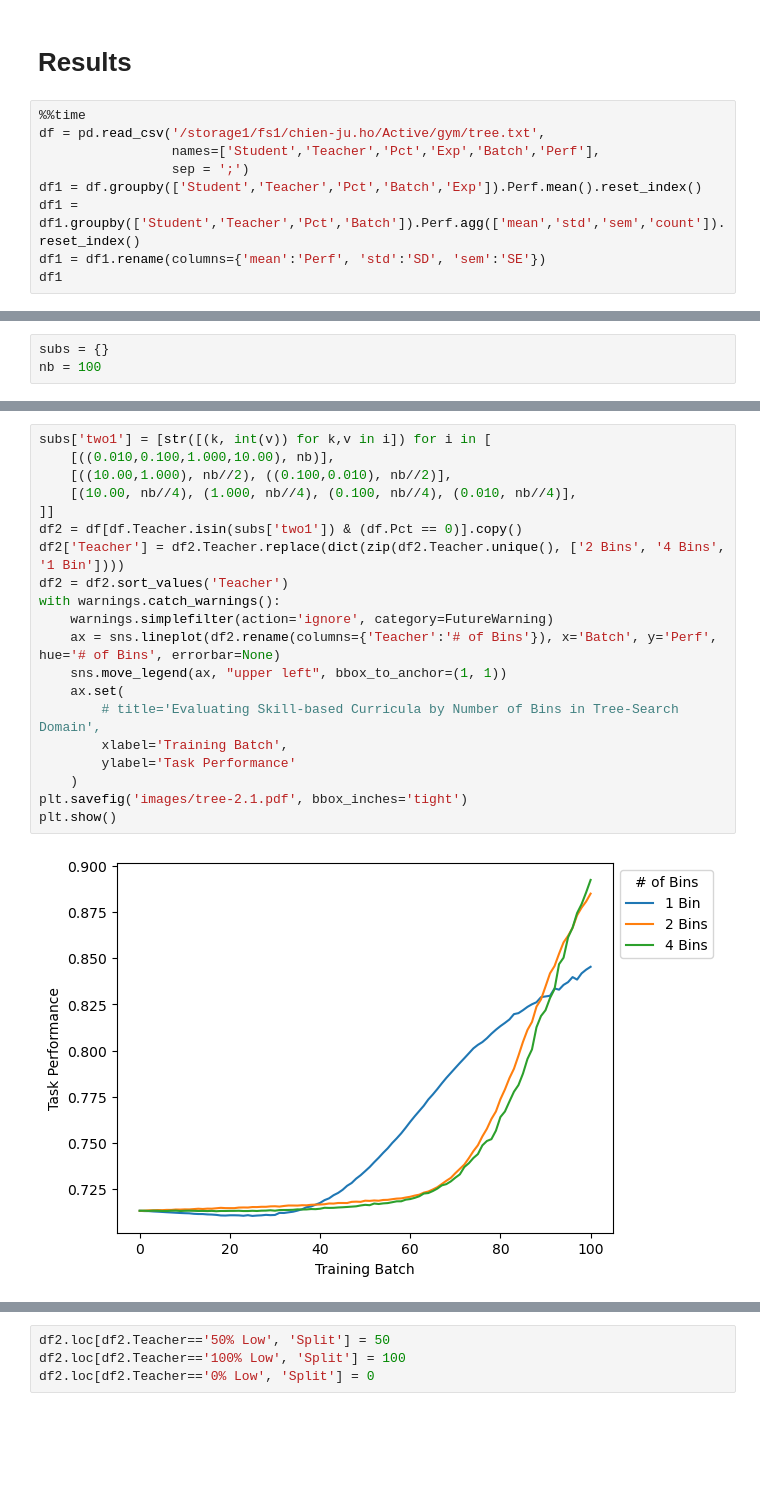
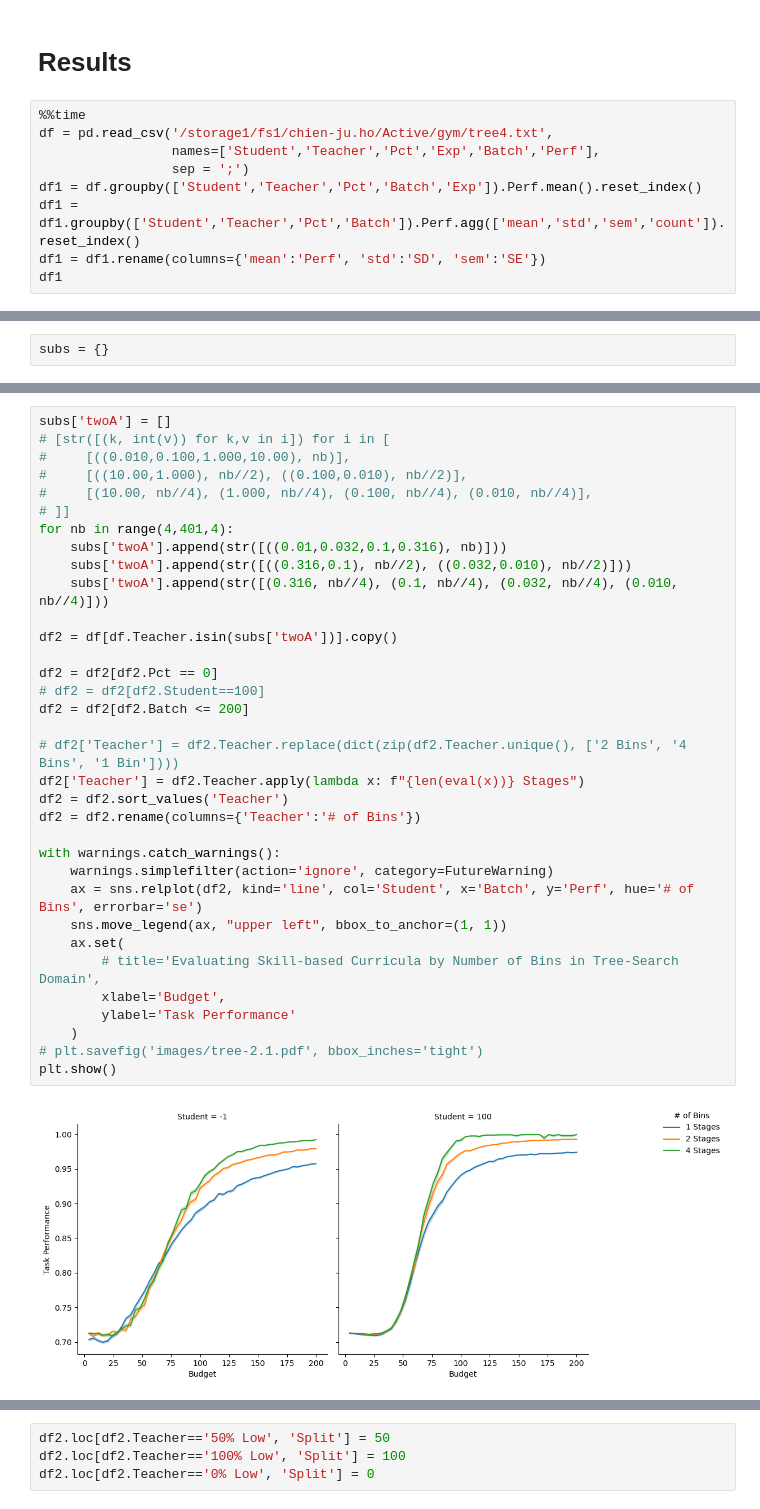
Before and after one commit to saumikn/gymnasium-test, a Jupyter notebook: tree.ipynb, the cells around one changed output, grey strips where cells are left out. Cells and saved outputs as stored; diff of their text form; blank space fills up the shorter version.

Commit message:
new budget code for part 2

```diff
--- a/tree.ipynb
+++ b/tree.ipynb
@@ -539,7 +253,7 @@ Wall time: 9min 28s
 # Results
 # %%
 %%time
-df = pd.read_csv('/storage1/fs1/chien-ju.ho/Active/gym/tree.txt',
+df = pd.read_csv('/storage1/fs1/chien-ju.ho/Active/gym/tree4.txt',
                  names=['Student','Teacher','Pct','Exp','Batch','Perf'],
                  sep = ';')
 df1 = df.groupby(['Student','Teacher','Pct','Batch','Exp']).Perf.mean().reset_index()
@@ -565,4 +279,3 @@ Wall time: 2.63 s
 # %%
 subs = {}
-nb = 100
 # %%
@@ -596,23 +311,37 @@ plt.show()
 # %%
-subs['two1'] = [str([(k, int(v)) for k,v in i]) for i in [
-    [((0.010,0.100,1.000,10.00), nb)],
-    [((10.00,1.000), nb//2), ((0.100,0.010), nb//2)],
-    [(10.00, nb//4), (1.000, nb//4), (0.100, nb//4), (0.010, nb//4)],
-]]
-df2 = df[df.Teacher.isin(subs['two1']) & (df.Pct == 0)].copy()
-df2['Teacher'] = df2.Teacher.replace(dict(zip(df2.Teacher.unique(), ['2 Bins', '4 Bins', '1 Bin'])))
+subs['twoA'] = []
+# [str([(k, int(v)) for k,v in i]) for i in [
+#     [((0.010,0.100,1.000,10.00), nb)],
+#     [((10.00,1.000), nb//2), ((0.100,0.010), nb//2)],
+#     [(10.00, nb//4), (1.000, nb//4), (0.100, nb//4), (0.010, nb//4)],
+# ]]
+for nb in range(4,401,4):
+    subs['twoA'].append(str([((0.01,0.032,0.1,0.316), nb)]))
+    subs['twoA'].append(str([((0.316,0.1), nb//2), ((0.032,0.010), nb//2)]))
+    subs['twoA'].append(str([(0.316, nb//4), (0.1, nb//4), (0.032, nb//4), (0.010, nb//4)]))
+
+df2 = df[df.Teacher.isin(subs['twoA'])].copy()
+
+df2 = df2[df2.Pct == 0]
+# df2 = df2[df2.Student==100]
+df2 = df2[df2.Batch <= 200]
+
+# df2['Teacher'] = df2.Teacher.replace(dict(zip(df2.Teacher.unique(), ['2 Bins', '4 Bins', '1 Bin'])))
+df2['Teacher'] = df2.Teacher.apply(lambda x: f"{len(eval(x))} Stages")
 df2 = df2.sort_values('Teacher')
+df2 = df2.rename(columns={'Teacher':'# of Bins'})
+
 with warnings.catch_warnings():
     warnings.simplefilter(action='ignore', category=FutureWarning)
-    ax = sns.lineplot(df2.rename(columns={'Teacher':'# of Bins'}), x='Batch', y='Perf', hue='# of Bins', errorbar=None)
+    ax = sns.relplot(df2, kind='line', col='Student', x='Batch', y='Perf', hue='# of Bins', errorbar='se')
     sns.move_legend(ax, "upper left", bbox_to_anchor=(1, 1))
     ax.set(
         # title='Evaluating Skill-based Curricula by Number of Bins in Tree-Search Domain',
-        xlabel='Training Batch',
+        xlabel='Budget',
         ylabel='Task Performance'
     )
-plt.savefig('images/tree-2.1.pdf', bbox_inches='tight')
+# plt.savefig('images/tree-2.1.pdf', bbox_inches='tight')
 plt.show()
 # %% [output]
-[figure, old version]
+[figure, new version]
 # %%
```
Also changed, not shown: parts of 31 cells of this notebook, 13 other files.
